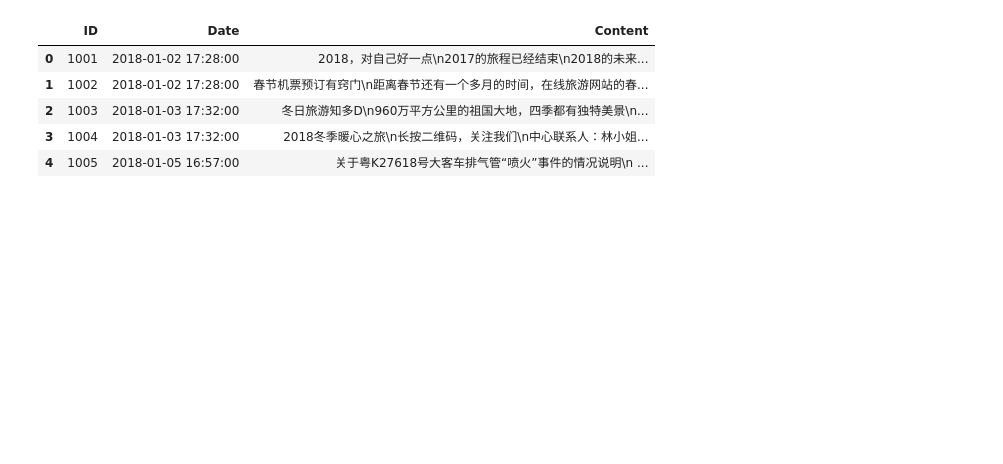
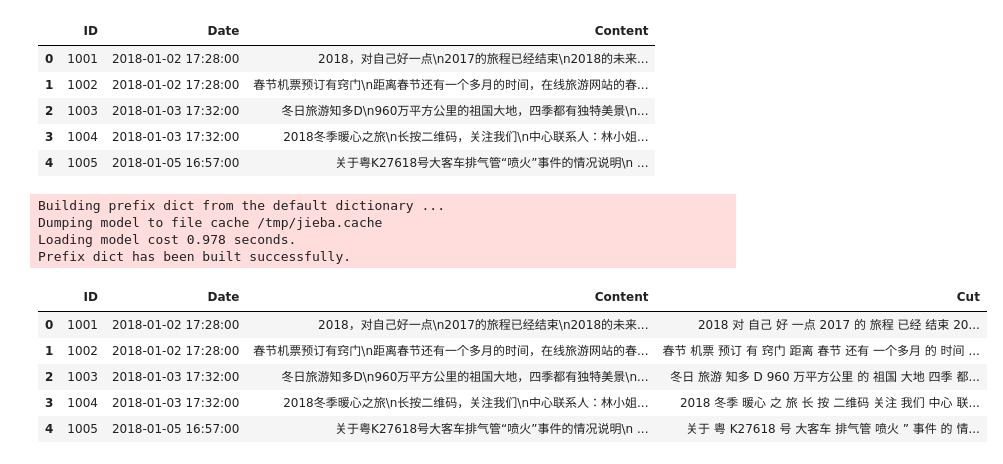
Before and after one commit to W1ndness/Kaggle, a Jupyter notebook: data-analysis-08.ipynb, the cells around one changed output. Drawn from its saved outputs; the diff is of its cells as text; code cells hidden in the pictures; blank space fills up the shorter version.

```diff
--- a/data-analysis-08.ipynb
+++ b/data-analysis-08.ipynb
@@ -70,0 +74,53 @@ data.head()
+# %%
+def preprocessing(data):
+    lines = data.split()
+    lines = list(filter(lambda x: x is not '', lines))
+    unuse_lis = []
+    rule_1 = r'\W'
+    compiled_rule_1 = re.compile(rule_1)
+    for line in lines:
+        no_en_and_da = compiled_rule_1.findall(line)
+        no_en_and_da_str = ''.join(no_en_and_da)
+        reslis = re.findall(r'^\S', ''.join(re.findall(r'[^\，]', ''.join(re.findall(r'[^\。]', no_en_and_da_str)))))
+        unuse_lis.append(reslis)
+    syms = []
+    for i in unuse_lis:
+        for j in i:
+            syms.append(j)
+    syms = list(set(syms))
+
+    def replace_syms(line):
+        for sym in syms:
+            line = line.replace(sym, '')
+        return line
+
+    def replace_lem(line):
+        a = re.sub(r'\s', '', line)
+        b = re.sub(r'\W{2,}', '', a)
+        c = re.sub(r' ', '', b)
+        return c
+
+    lines = list(map(replace_syms, lines))
+    lines = list(map(replace_lem, lines))
+    lines = list(filter(lambda x: x not in '1234567890', lines))
+    res = []
+    for line in lines:
+        for word in jieba.cut(line):
+            if word == '，':
+                continue
+            res.append(word)
+    return ' '.join(res)
+# %%
+data['Cut'] = data['Content'].apply(preprocessing)
+data.head()
+# %% [output]
+Building prefix dict from the default dictionary ...
+Dumping model to file cache /tmp/jieba.cache
+Loading model cost 0.978 seconds.
+Prefix dict has been built successfully.
+|  | ID | Date | Content | Cut |
+| 0 | 1001 | 2018-01-02 17:28:00 | 2018，对自己好一点\n2017的旅程已经结束\n2018的未来... | 2018 对 自己 好 一点 2017 的 旅程 已经 结束 20... |
+| 1 | 1002 | 2018-01-02 17:28:00 | 春节机票预订有窍门\n距离春节还有一个多月的时间，在线旅游网站的春... | 春节 机票 预订 有 窍门 距离 春节 还有 一个多月 的 时间 ... |
+| 2 | 1003 | 2018-01-03 17:32:00 | 冬日旅游知多D\n960万平方公里的祖国大地，四季都有独特美景\n... | 冬日 旅游 知多 D 960 万平方公里 的 祖国 大地 四季 都... |
+| 3 | 1004 | 2018-01-03 17:32:00 | 2018冬季暖心之旅\n长按二维码，关注我们\n中心联系人：林小姐... | 2018 冬季 暖心 之 旅 长 按 二维码 关注 我们 中心 联... |
+| 4 | 1005 | 2018-01-05 16:57:00 | 关于粤K27618号大客车排气管“喷火”事件的情况说明\n ... | 关于 粤 K27618 号 大客车 排气管 喷火 ” 事件 的 情... |
```
Also changed, not shown: parts of 4 cells of this notebook.
